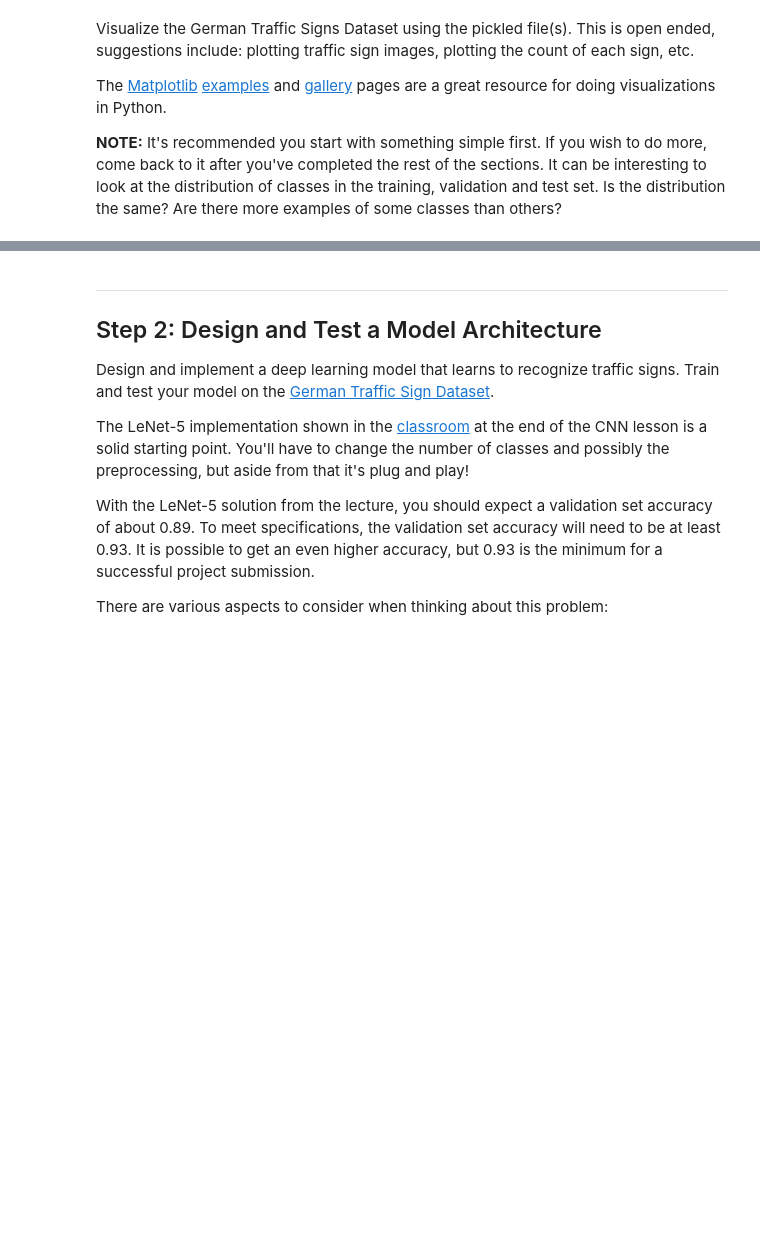
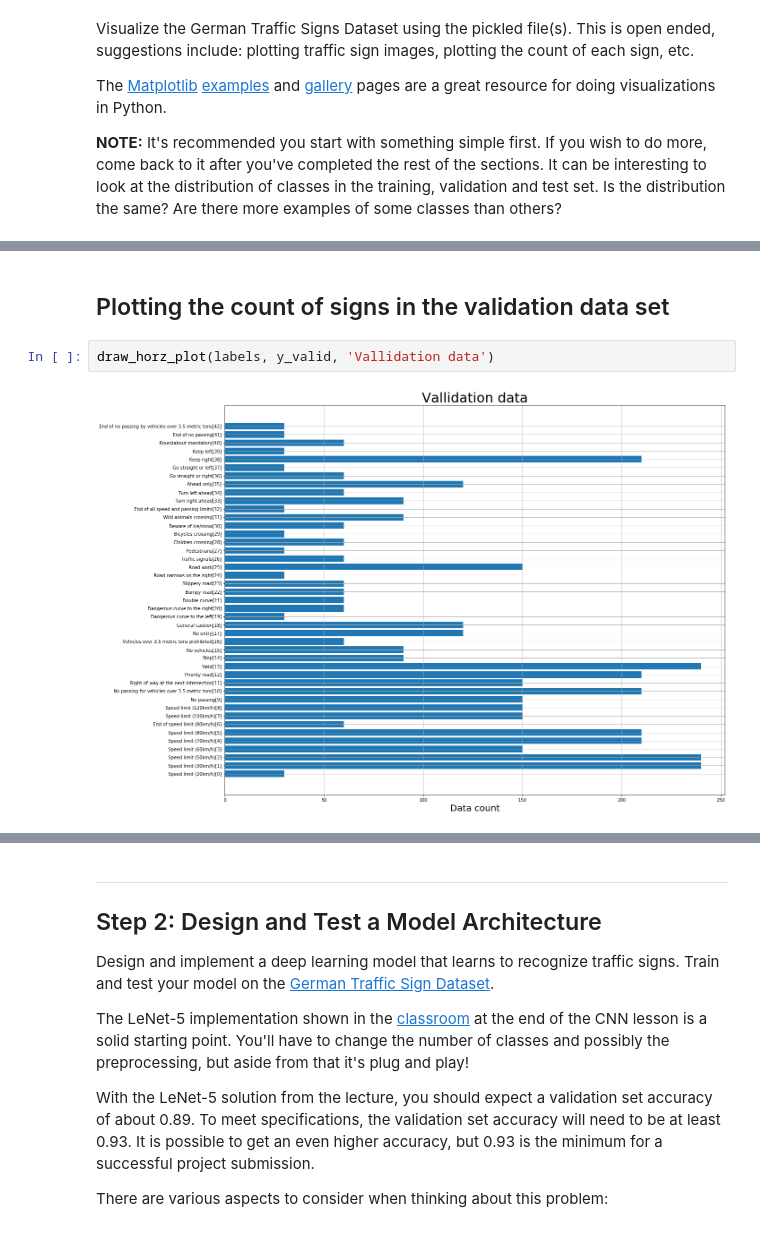
Before and after one commit to thm2kor/Udacity-CarND-Traffic-Sign-Classifier, a Jupyter notebook: Traffic_Sign_Classifier.ipynb, the cells around one changed output, grey strips where cells are left out. Cells and saved outputs as stored; diff of their text form; blank space fills up the shorter version.

```diff
--- a/Traffic_Sign_Classifier.ipynb
+++ b/Traffic_Sign_Classifier.ipynb
@@ -150,0 +167,6 @@ explorative_data_analyis(X_train, y_train, X_valid, y_valid, X_test, y_test)
+# %% [markdown]
+## Plotting the count of signs in the validation data set
+# %%
+draw_horz_plot(labels, y_valid, 'Vallidation data')
+# %% [output]
+[figure, added]
```
Also changed, not shown: parts of 10 cells of this notebook.
